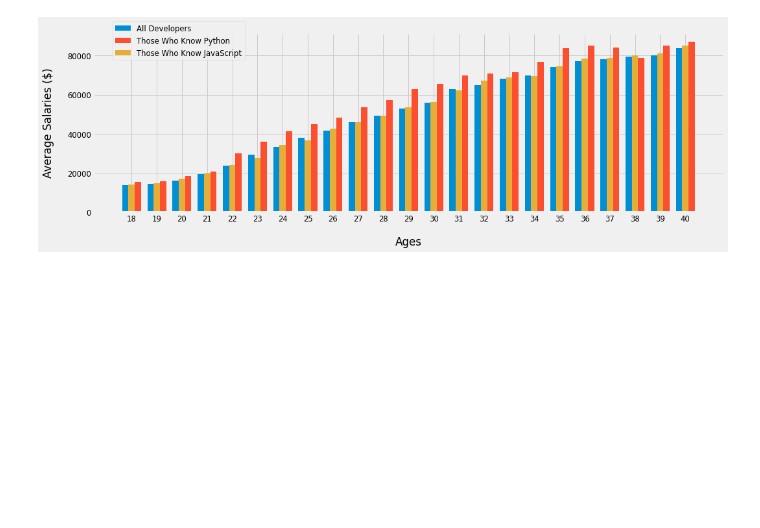
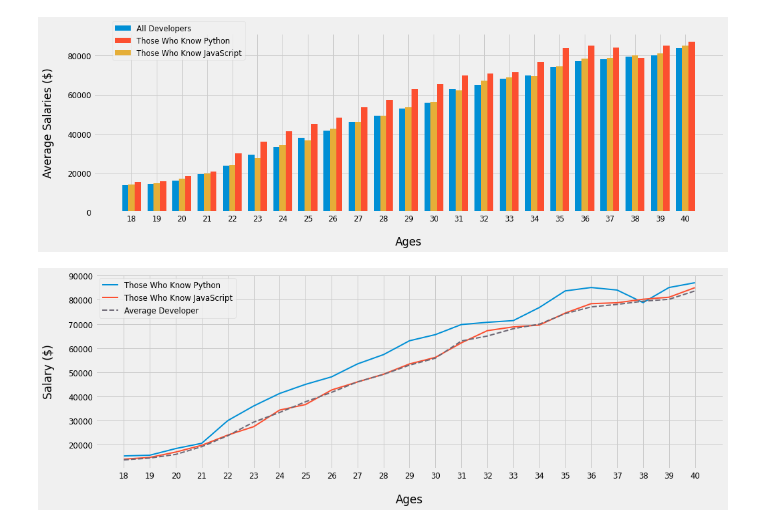
Before and after one commit to muhsinata/data-science-exercises, a Jupyter notebook: pandas-exercises/exercise-1.ipynb, the cells around one changed output. Cells and saved outputs as stored; diff of their text form; code cells hidden in the pictures; blank space fills up the shorter version.

Commit message:
feat: add plot graph of data

```diff
--- a/pandas-exercises/exercise-1.ipynb
+++ b/pandas-exercises/exercise-1.ipynb
@@ -67,3 +67,16 @@ plt.legend(loc=(0.03, 0.85))
 plt.show()
 # %% [output]
 [figure]
+# %%
+plt.plot(ages_list, python_salaries_list, label="Those Who Know Python", linewidth=2)
+plt.plot(ages_list, js_salaries_list, label="Those Who Know JavaScript", linewidth=2)
+plt.plot(ages_list, all_dev_sal_list, label="Average Developer", color="#6d6875", linestyle="--", linewidth=2)
+
+plt.xticks(ticks=ages_list, labels=ages_list)
+plt.xlabel("Ages", labelpad=20)
+plt.ylabel("Salary ($)", labelpad=20)
+plt.legend()
+
+plt.show()
+# %% [output]
+[figure, added]
```
